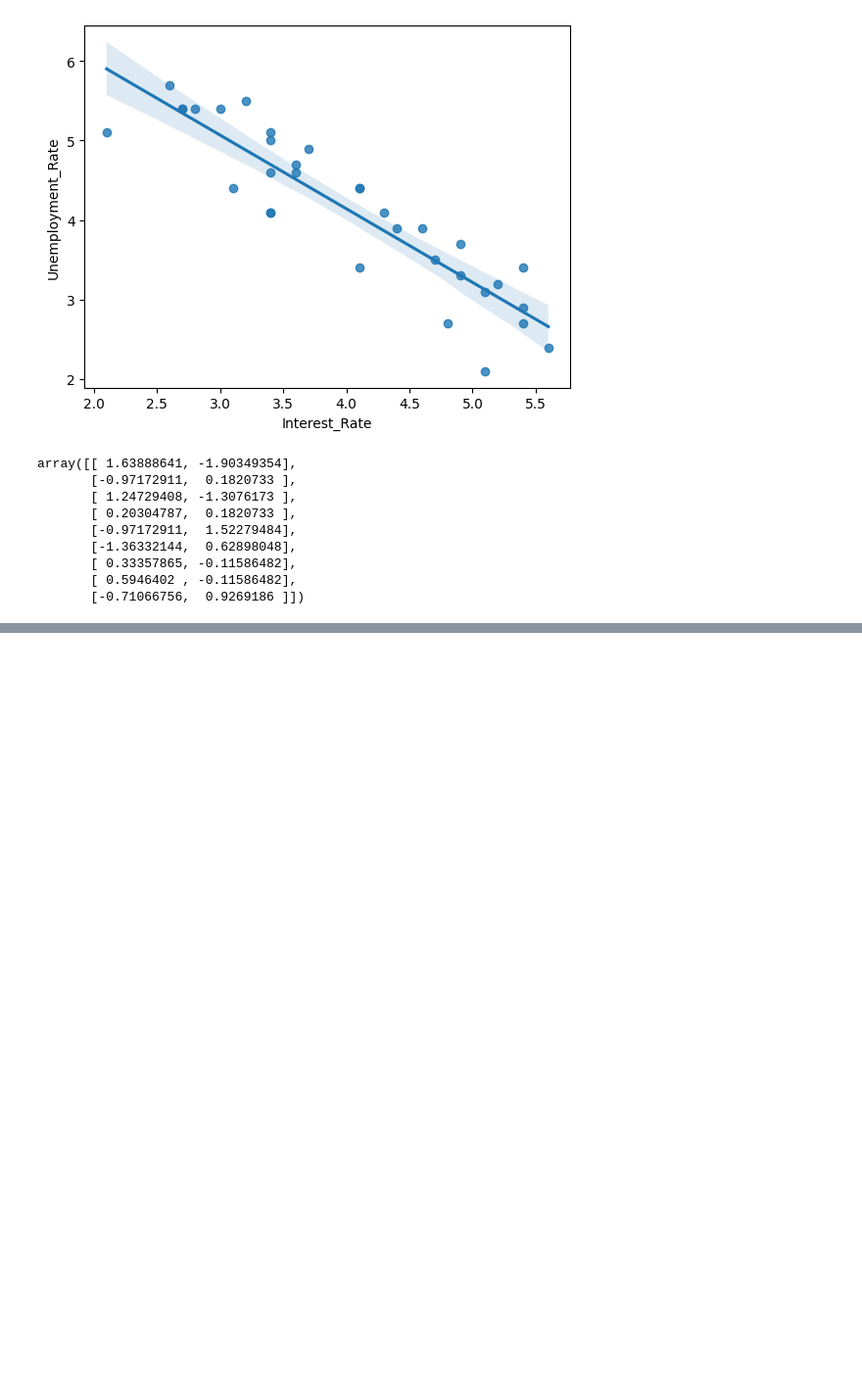
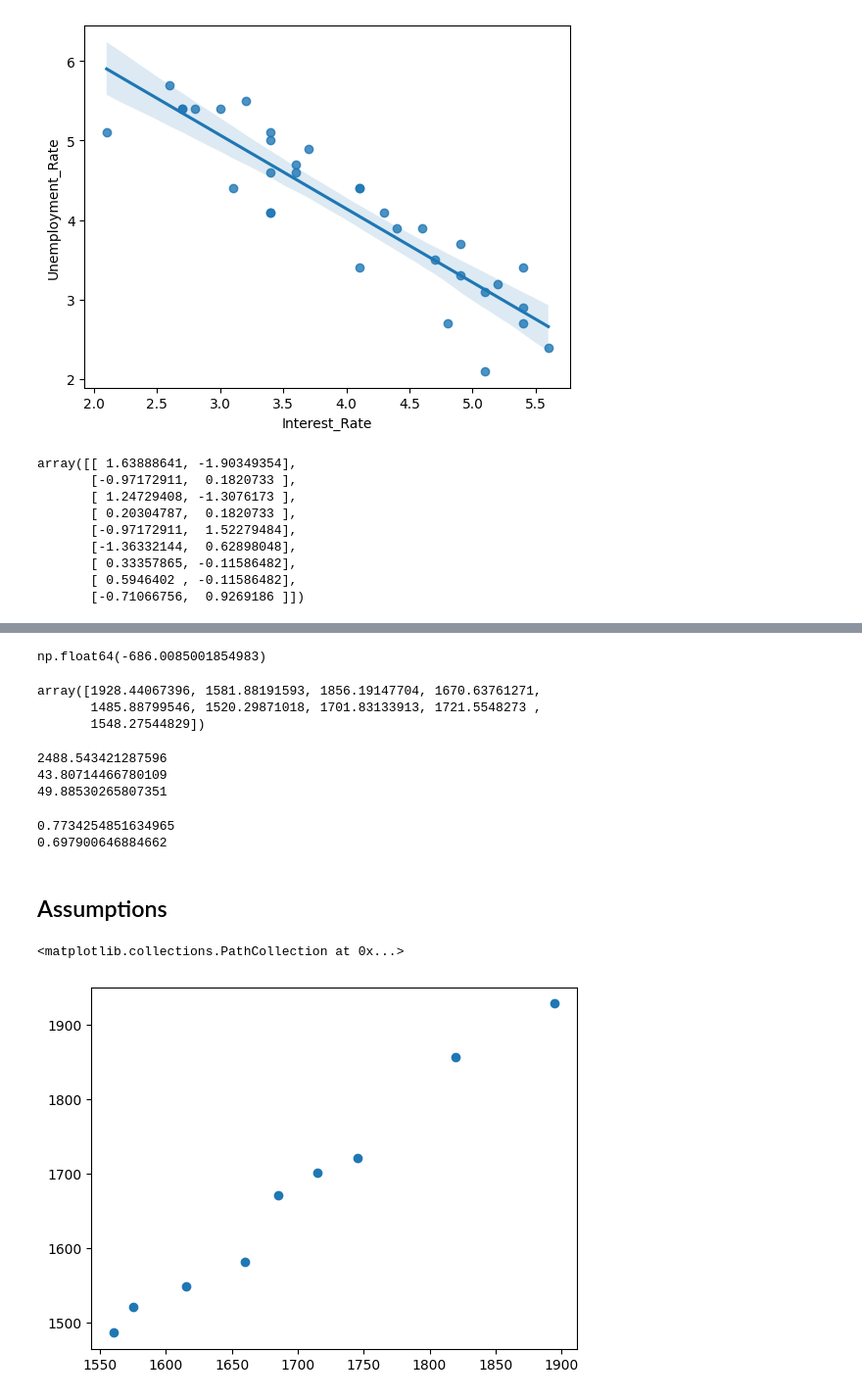
Before and after one commit to manishparihar3618/data-science, a Jupyter notebook: 04_Machine_learning/script/01_Linear_Regression/multiple_linear_regression.ipynb, the cells around one changed output, grey strips where cells are left out. Shown at 98% size. Cells and saved outputs as stored; diff of their text form; code cells hidden in the pictures; blank space fills up the shorter version.

Commit message:
Model training and cross validation

```diff
--- a/04_Machine_learning/script/01_Linear_Regression/multiple_linear_regression.ipynb
+++ b/04_Machine_learning/script/01_Linear_Regression/multiple_linear_regression.ipynb
@@ -132,3 +132,8 @@ array([[ 1.63888641, -1.90349354],
        [ 0.33357865, -0.11586482],
        [ 0.5946402 , -0.11586482],
        [-0.71066756,  0.9269186 ]])
+# %%
+from sklearn.linear_model import LinearRegression
+regression= LinearRegression()
+# %%
+regression.fit(X_train,Y_train)
@@ -134,0 +152,43 @@ array([[ 1.63888641, -1.90349354],
+# %%
+np.mean(validation_score)
+# %% [output]
+np.float64(-686.0085001854983)
+# %%
+## Prediction
+y_pred = regression.predict(X_test)
+y_pred
+# %% [output]
+array([1928.44067396, 1581.88191593, 1856.19147704, 1670.63761271,
+       1485.88799546, 1520.29871018, 1701.83133913, 1721.5548273 ,
+       1548.27544829])
+# %%
+## Performance Metrics
+from sklearn.metrics import mean_absolute_error , mean_squared_error
+mse = mean_squared_error(Y_test,y_pred)
+mae = mean_absolute_error(Y_test,y_pred)
+rmse = np.sqrt(mse)
+print(mse)
+print(mae)
+print(rmse)
+# %% [output]
+2488.543421287596
+43.80714466780109
+49.88530265807351
+# %%
+## R2 value
+from sklearn.metrics import r2_score
+score = r2_score(Y_test,y_pred)
+print(score)
+
+## Adjusted R2 value
+print(1-(1-score)*(len(Y_test)-1)/(len(Y_test)-X_test.shape[1]-1))
+# %% [output]
+0.7734254851634965
+0.697900646884662
+# %% [markdown]
+## Assumptions
+# %%
+plt.scatter(Y_test,y_pred)
+# %% [output]
+<matplotlib.collections.PathCollection at 0x...>
+[figure, added]
```
Also changed, not shown: parts of 9 cells of this notebook.
